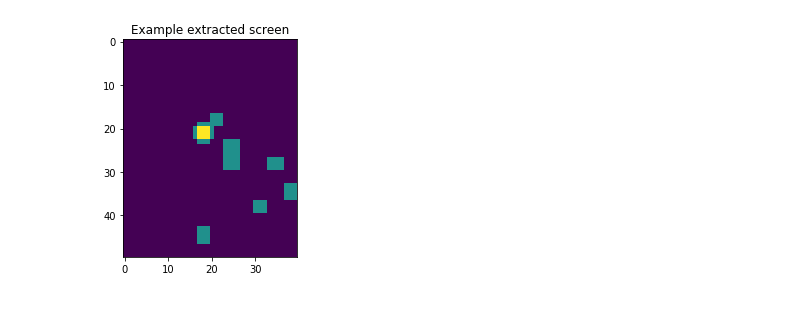
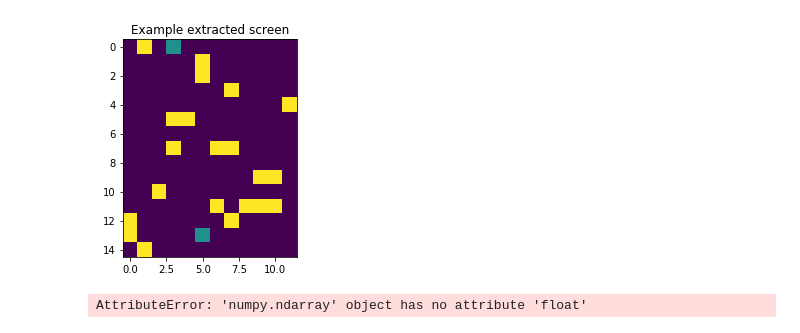
Before and after one commit to Arty-Facts/DiamondHunter, a Jupyter notebook: test_DQL.ipynb, the cells around one changed output. Saved outputs shown, nothing was run; the diff lists cells and outputs as text; code cells hidden in the pictures.

```diff
--- a/test_DQL.ipynb
+++ b/test_DQL.ipynb
@@ -17,14 +17,14 @@ import torchvision.transforms as T
 from lib.GameSim import GameSim
 
 
-env = GameSim()
+env = GameSim(save_image=True)
 
 # set up matplotlib
-is_ipython = 'inline' in matplotlib.get_backend()
-if is_ipython:
-    from IPython import display
+# is_ipython = 'inline' in matplotlib.get_backend()
+# if is_ipython:
+#     from IPython import display
 
-plt.ion()
+# plt.ion()
 
 # if gpu is to be used
 device = torch.device("cuda" if torch.cuda.is_available() else "cpu")
@@ -83,30 +83,30 @@ class DQN(nn.Module):
 # %%
 resize = T.Compose([T.ToPILImage(),
                     T.Resize(40, interpolation=Image.CUBIC),
                     T.ToTensor()])
 
 
 def get_cart_location(screen_width):
     world_width = env.x_threshold * 2
     scale = screen_width / world_width
     return int(env.state[0] * scale + screen_width / 2.0)  # MIDDLE OF CART
 
 def get_screen():
-    screen = env.get_state(0)
-    screen = np.ascontiguousarray(screen, dtype=np.float32) / 255
+    screen = env.get_state(0).float()
+    # screen = np.ascontiguousarray(screen, dtype=np.float32) / 255
     screen = torch.from_numpy(screen)
     # Resize, and add a batch dimension (BCHW)
-    return resize(screen).unsqueeze(0).to(device)
+    return screen.unsqueeze(0).to(device)
 
 
 env.new_game()
 plt.figure()
-plt.imshow(get_screen().cpu().squeeze(0).numpy()[0],
+plt.imshow(env.get_image(),
            interpolation='none')
 plt.title('Example extracted screen')
 plt.show()
 # %% [output]
-[figure, old version]
+[figure, new version]
 # %%
 BATCH_SIZE = 128
 GAMMA = 0.999
@@ -161,18 +161,21 @@ def plot_durations():
     durations_t = torch.tensor(episode_durations, dtype=torch.float)
     plt.title('Training...')
     plt.xlabel('Episode')
-    plt.ylabel('Duration')
+    plt.ylabel('Diamonds')
     plt.plot(durations_t.numpy())
     # Take 100 episode averages and plot them too
     if len(durations_t) >= 100:
         means = durations_t.unfold(0, 100, 1).mean(1).view(-1)
         means = torch.cat((torch.zeros(99), means))
         plt.plot(means.numpy())
-
-    plt.pause(0.001)  # pause a bit so that plots are updated
-    if is_ipython:
-        display.clear_output(wait=True)
-        display.display(plt.gcf())
+    plt.savefig('progress.png')
+    plt.close()
+    # plt.pause(0.01)  # pause a bit so that plots are updated
+    # if is_ipython:
+    #     display.clear_output(wait=True)
+    #     display.display(plt.gcf())
+# %% [output]
+AttributeError: 'numpy.ndarray' object has no attribute 'float'
 # %%
 def optimize_model():
     if len(memory) < BATCH_SIZE:
```
Also changed, not shown: parts of 2 cells of this notebook, 2 other files.
